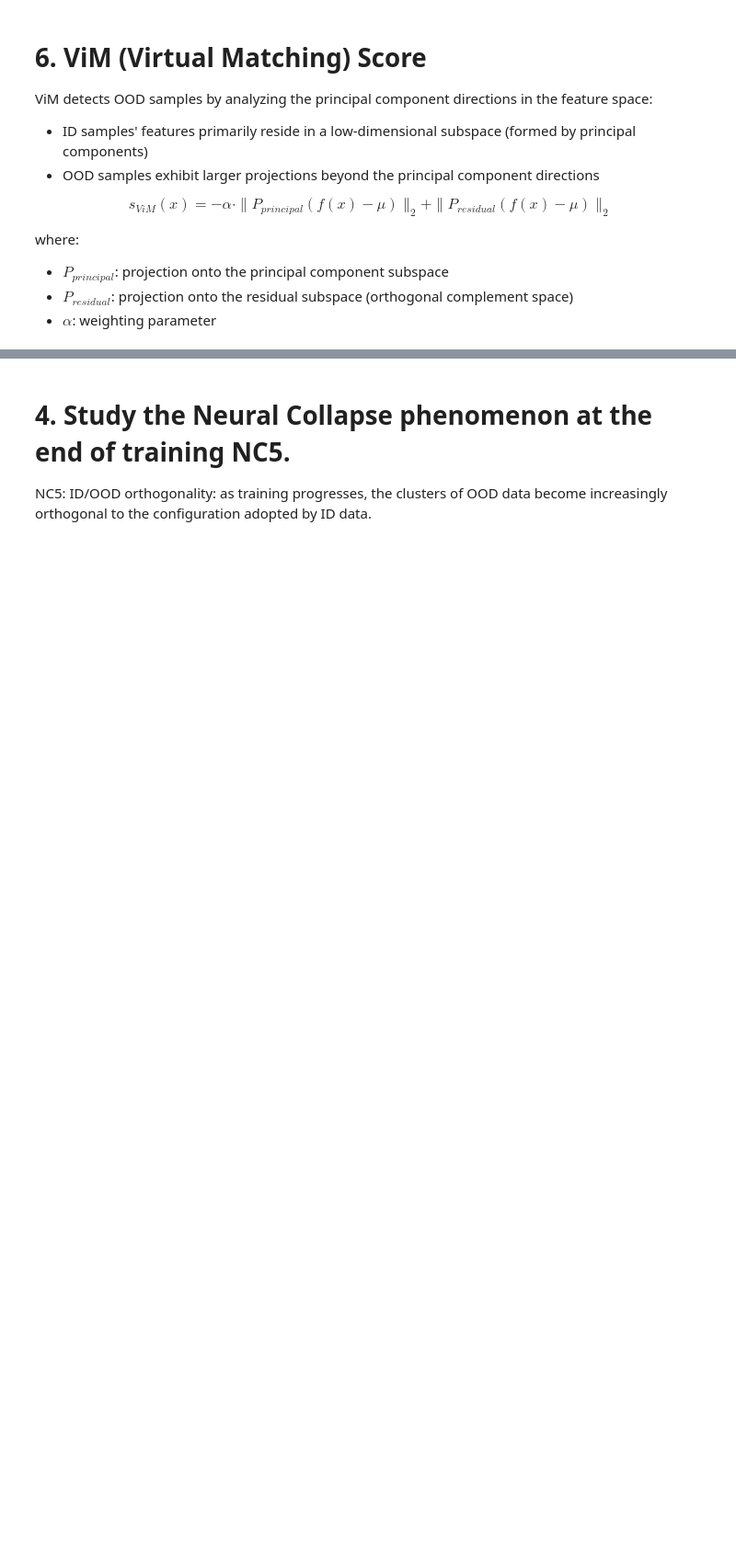
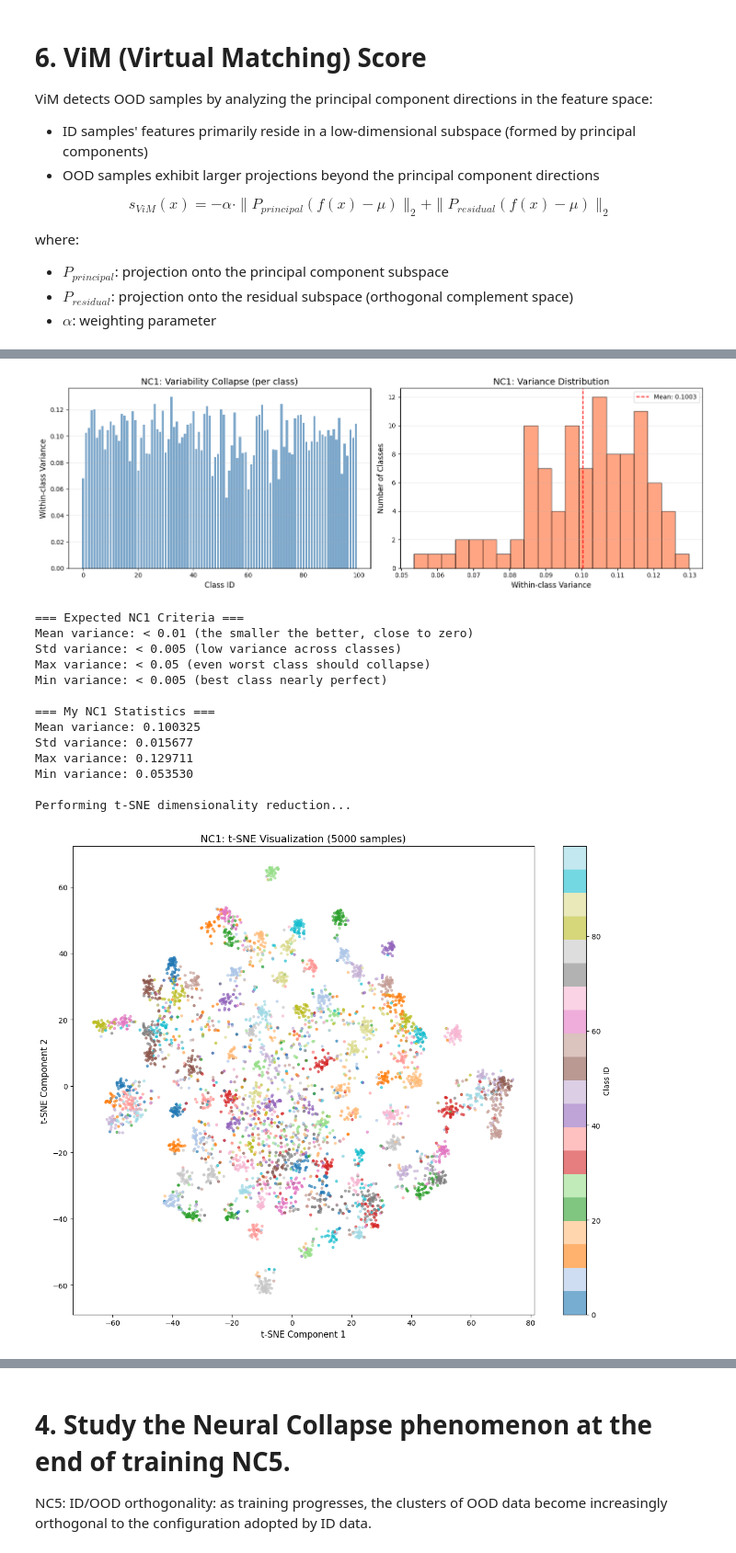
Before and after one commit to FBI-openup/CV_Out-of-Distribution-Detection-OOD-Scoring-Methods-and-Neural-Collapse, a Jupyter notebook: Resnet_OOD.ipynb, the cells around one changed output, grey strips where cells are left out. Shown at 92% size. Saved outputs shown, nothing was run; the diff lists cells and outputs as text; code cells hidden in the pictures; blank space fills up the shorter version.

```diff
--- a/Resnet_OOD.ipynb
+++ b/Resnet_OOD.ipynb
@@ -526,0 +561,79 @@ NC4: simplification to nearest-class center: the behavior of the classifier ulti
+# %%
+# Step 4: Visualize NC1 - Variability Collapse
+
+# Plot 1: Per-class variance bar chart
+plt.figure(figsize=(15, 5))
+
+plt.subplot(1, 2, 1)
+plt.bar(range(num_classes), class_variances, color='steelblue', alpha=0.7)
+plt.xlabel('Class ID', fontsize=12)
+plt.ylabel('Within-class Variance', fontsize=12)
+plt.title('NC1: Variability Collapse (per class)', fontsize=14)
+plt.grid(axis='y', alpha=0.3)
+
+# Plot 2: Variance distribution histogram
+plt.subplot(1, 2, 2)
+plt.hist(class_variances, bins=20, color='coral', alpha=0.7, edgecolor='black')
+plt.xlabel('Within-class Variance', fontsize=12)
+plt.ylabel('Number of Classes', fontsize=12)
+plt.title('NC1: Variance Distribution', fontsize=14)
+plt.axvline(np.mean(class_variances), color='red', linestyle='--',
+            label=f'Mean: {np.mean(class_variances):.4f}')
+plt.legend()
+plt.grid(axis='y', alpha=0.3)
+
+plt.tight_layout()
+plt.savefig('NC1_variance.png', dpi=150, bbox_inches='tight')
+plt.show()
+
+# Print statistics
+print("\n=== Expected NC1 Criteria ===")
+print("Mean variance: < 0.01 (the smaller the better, close to zero)")
+print("Std variance: < 0.005 (low variance across classes)")
+print("Max variance: < 0.05 (even worst class should collapse)")
+print("Min variance: < 0.005 (best class nearly perfect)")
+
+print("\n=== My NC1 Statistics ===")
+print(f"Mean variance: {np.mean(class_variances):.6f}")
+print(f"Std variance: {np.std(class_variances):.6f}")
+print(f"Max variance: {np.max(class_variances):.6f}")
+print(f"Min variance: {np.min(class_variances):.6f}")
+
+#  t-SNE visualization
+print("\nPerforming t-SNE dimensionality reduction...")
+
+sample_size = 5000
+sample_indices = np.random.choice(len(train_features), sample_size, replace=False)
+features_sample = train_features[sample_indices]
+labels_sample = train_labels[sample_indices]
+
+tsne = TSNE(n_components=2, random_state=42, perplexity=30)
+features_2d = tsne.fit_transform(features_sample)
+
+plt.figure(figsize=(12, 10))
+scatter = plt.scatter(features_2d[:, 0], features_2d[:, 1],
+                     c=labels_sample, cmap='tab20',
+                     s=10, alpha=0.6)
+plt.colorbar(scatter, label='Class ID')
+plt.xlabel('t-SNE Component 1', fontsize=12)
+plt.ylabel('t-SNE Component 2', fontsize=12)
+plt.title('NC1: t-SNE Visualization (5000 samples)', fontsize=14)
+plt.tight_layout()
+plt.savefig('NC1_tsne.png', dpi=150, bbox_inches='tight')
+plt.show()
+# %% [output]
+[figure, added]
+=== Expected NC1 Criteria ===
+Mean variance: < 0.01 (the smaller the better, close to zero)
+Std variance: < 0.005 (low variance across classes)
+Max variance: < 0.05 (even worst class should collapse)
+Min variance: < 0.005 (best class nearly perfect)
+
+=== My NC1 Statistics ===
+Mean variance: 0.100325
+Std variance: 0.015677
+Max variance: 0.129711
+Min variance: 0.053530
+
+Performing t-SNE dimensionality reduction...
+[figure, added]
```
Also changed, not shown: parts of 9 cells of this notebook, 2 other files.
